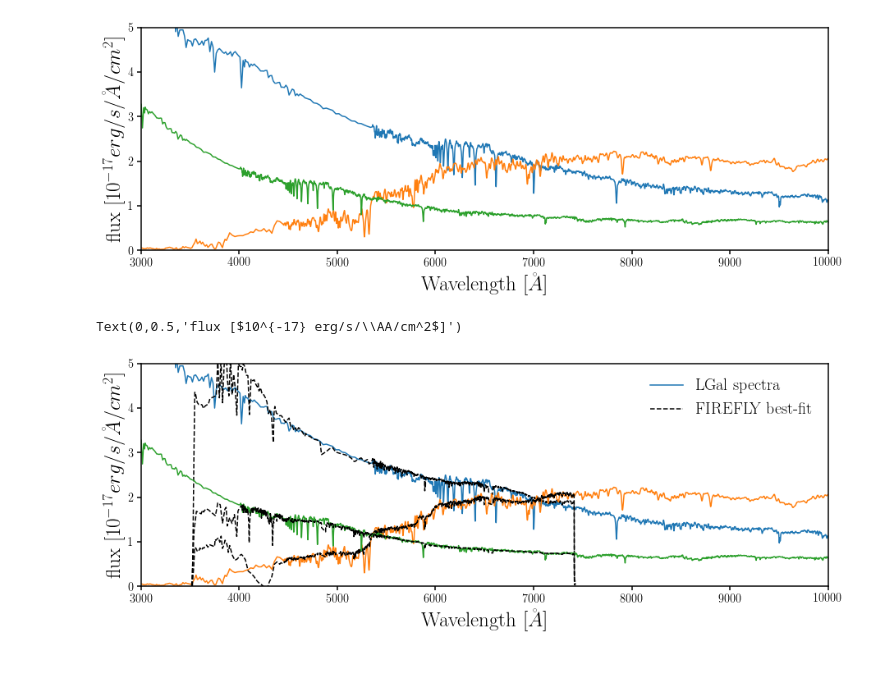
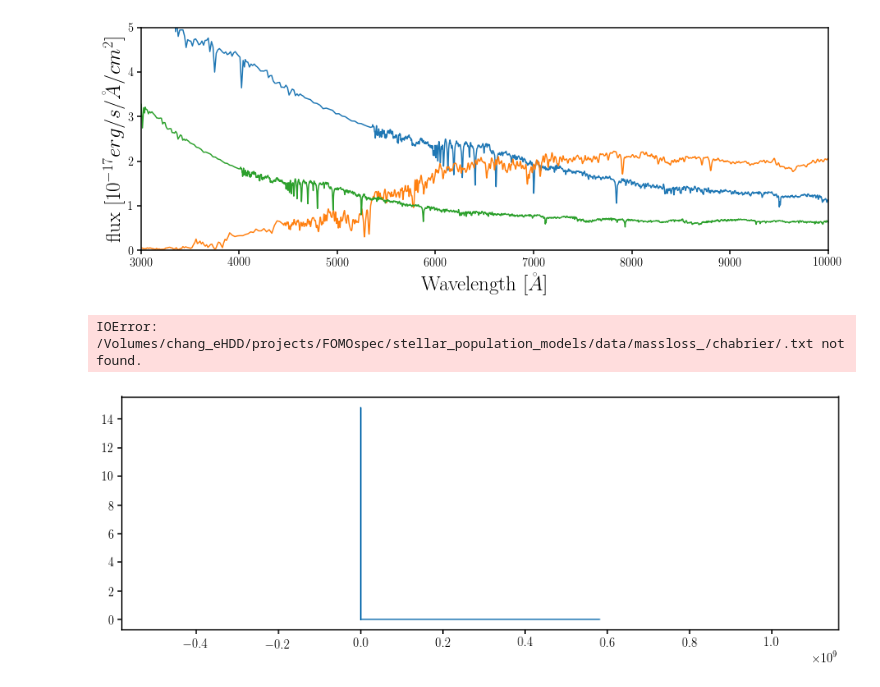
Before and after one commit to changhoonhahn/FOMOspec, a Jupyter notebook: notebook/local_firefly.ipynb, the cells around one changed output. Saved outputs shown, nothing was run; the diff lists cells and outputs as text; code cells hidden in the pictures.

Commit message:
getting firefly fitting streamlined

```diff
--- a/notebook/local_firefly.ipynb
+++ b/notebook/local_firefly.ipynb
@@ -65,37 +66,39 @@ def firefly_bestfit(galid):
     gspec = Spec.GSfirefly()
     gspec.generic(speci['wave'], speci['flux'])
     gspec.path_to_spectrum = UT.dat_dir()
-    model_gcs = spm.StellarPopulationModel(gspec,
-                                       None, # output file
-                                       co.Planck13, # comsology
-                                       models = 'm11', # model ('m11', 'bc03', 'm09')
-                                       model_libs = ['MILES'], # model library for M11
-                                       imfs = ['cha'], # IMF used ('ss', 'kr', 'cha')
-                                       hpf_mode = 'on', # uses HPF to dereden the spectrum
-                                       age_limits = [0, 15],
-                                       Z_limits = [-3., 5.],
-                                       wave_limits = [3350., 9000.],
-                                       suffix="_SPM-MILES.fits",
-                                       downgrade_models = False,
-                                       data_wave_medium = 'vacuum',
-                                       use_downgraded_models = False,
-                                       write_results = False)
-    model_gcs.fit_models_to_data()
-    return [model_gcs.wave, model_gcs.best_fit]
+
+    firefly = Fitters.Firefly(gspec,
+                          None, # output file
+                          co.Planck13, # comsology
+                          models = 'm11', # model ('m11', 'bc03', 'm09')
+                          model_libs = ['MILES'], # model library for M11
+                          imfs = ['cha'], # IMF used ('ss', 'kr', 'cha')
+                          hpf_mode = 'on', # uses HPF to dereden the spectrum
+                          age_limits = [0, 15],
+                          Z_limits = [-3., 5.],
+                          wave_limits = [3350., 9000.],
+                          suffix="_SPM-MILES.fits",
+                          downgrade_models = False,
+                          data_wave_medium = 'vacuum',
+                          use_downgraded_models = False,
+                          write_results = False)
+    bestfit = firefly.fit_models_to_data()
+    return bestfit
 # %%
 fig = plt.figure(figsize=(15,5))
 sub = fig.add_subplot(111)
 for ii, idd in enumerate([101314, 253044, 10924]):
     spec_in = SpecInput(idd)
     sub.plot(spec_in['wave'], spec_in['flux_dust_nonoise'], c='C'+str(ii), label='LGal spectra')
-    w, firefly_fit = firefly_bestfit(idd)
-    sub.plot(w, firefly_fit, c='k', ls='--', label='FIREFLY best-fit')
+    #w, firefly_fit = firefly_bestfit(idd)
+    firefly_fit = firefly_bestfit(idd)
+    sub.plot(firefly_fit['wavelength'], firefly_fit['flux_bestfit'], c='k', ls='--', label='FIREFLY best-fit')
     if ii == 0:
         sub.legend(loc='upper right', fontsize=20)
 sub.set_xlim([3e3, 1e4])
 sub.set_xlabel('Wavelength [$\AA$]', fontsize=25)
 sub.set_ylim([0., 5])
 sub.set_ylabel('flux [$10^{-17} erg/s/\AA/cm^2$]', fontsize=25)
 # %% [output]
-Text(0,0.5,'flux [$10^{-17} erg/s/\\AA/cm^2$]')
+IOError: /Volumes/chang_eHDD/projects/FOMOspec/stellar_population_models/data/massloss_/chabrier/.txt not found.
-[figure, old version]
+[figure, new version]
```
Also changed, not shown: parts of 1 cell of this notebook, 1 other file.
